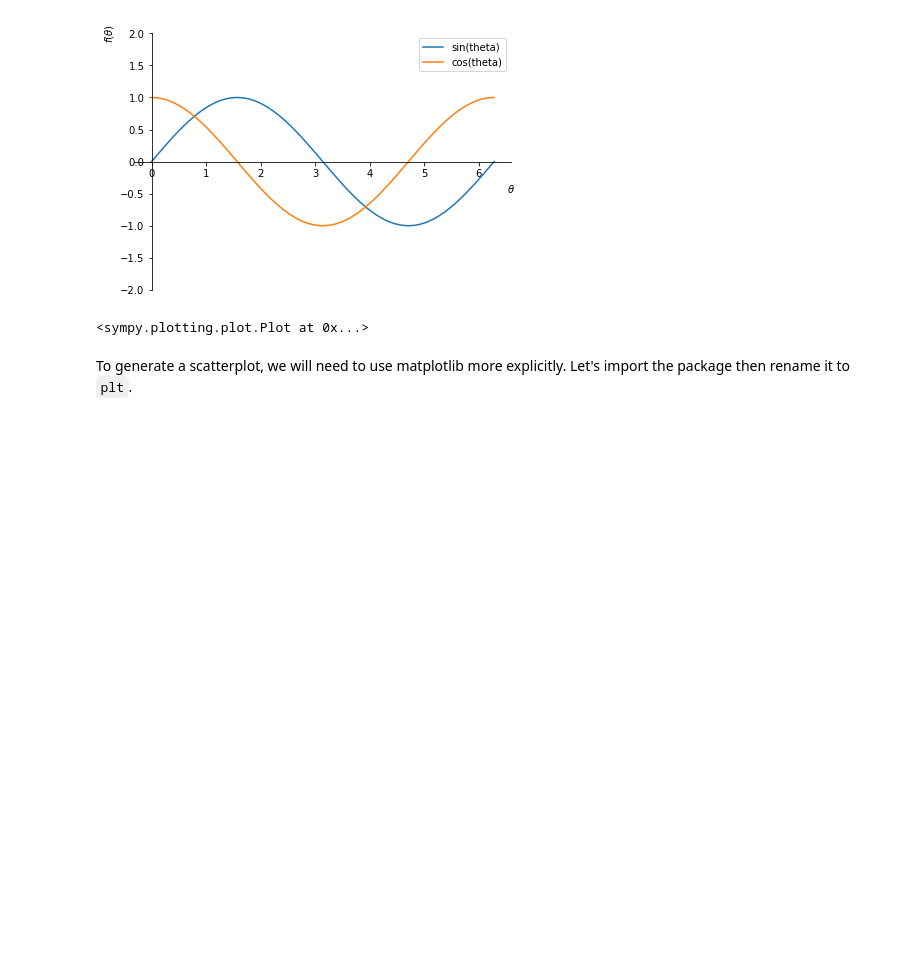
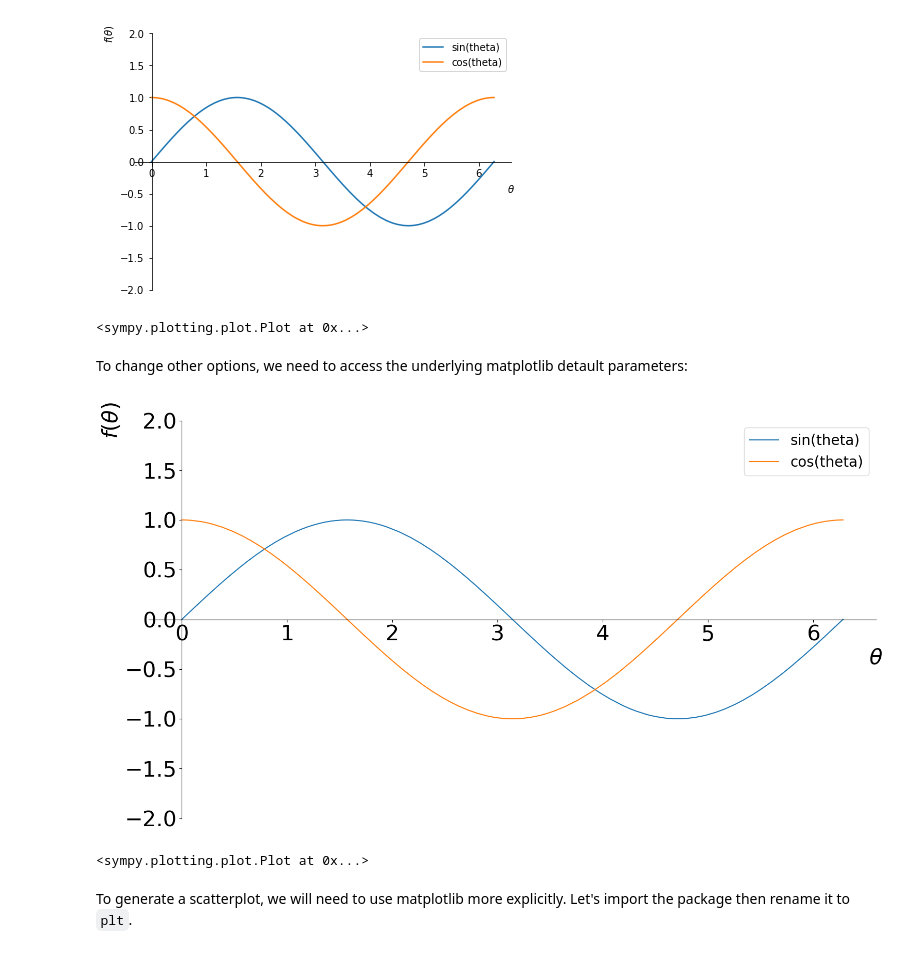
Before and after one commit to cadalyjr/pchem_intro, a Jupyter notebook: docs/assets/files/Python_Guide.ipynb, the cells around one changed output. Cells and saved outputs as stored; diff of their text form; code cells hidden in the pictures; blank space fills up the shorter version.

```diff
--- a/docs/assets/files/Python_Guide.ipynb
+++ b/docs/assets/files/Python_Guide.ipynb
@@ -505,6 +507,22 @@ sy.plotting.plot(sy.sin(theta), sy.cos(theta), (theta, 0, 2*sy.pi),
 # %% [output]
 [figure]
 <sympy.plotting.plot.Plot at 0x...>
+# %% [markdown]
+To change other options, we need to access the underlying matplotlib detault parameters:
+# %%
+import matplotlib as mpl
+mpl.rcParams['figure.figsize'] = (16,9)
+mpl.rcParams['font.size'] = 30
+mpl.rcParams['legend.fontsize'] = 20
+
+theta = sy.Symbol('theta') #capital S for just 1 symbol
+sy.plotting.plot(sy.sin(theta), sy.cos(theta), (theta, 0, 2*sy.pi),
+                 legend=True, ylabel=r'$f(\theta)$', xlabel=r'$\theta$',
+                 ylim=(-2, 2))
+#r in front of a string on line 2 lets me use latex to get nice math symbols
+# %% [output]
+[figure, added]
+<sympy.plotting.plot.Plot at 0x...>
 # %% [markdown]
 To generate a scatterplot, we will need to use matplotlib more explicitly.
 Let's import the package then rename it to `plt`.
```
Also changed, not shown: parts of 6 cells of this notebook.
